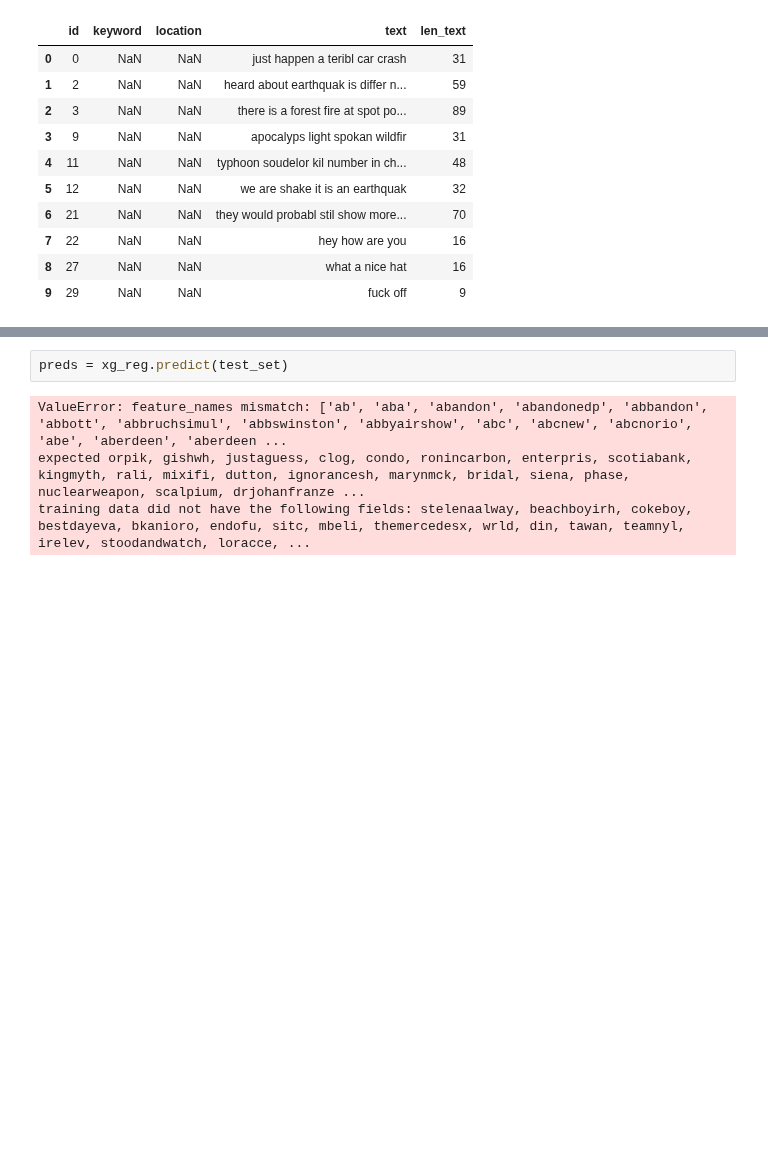
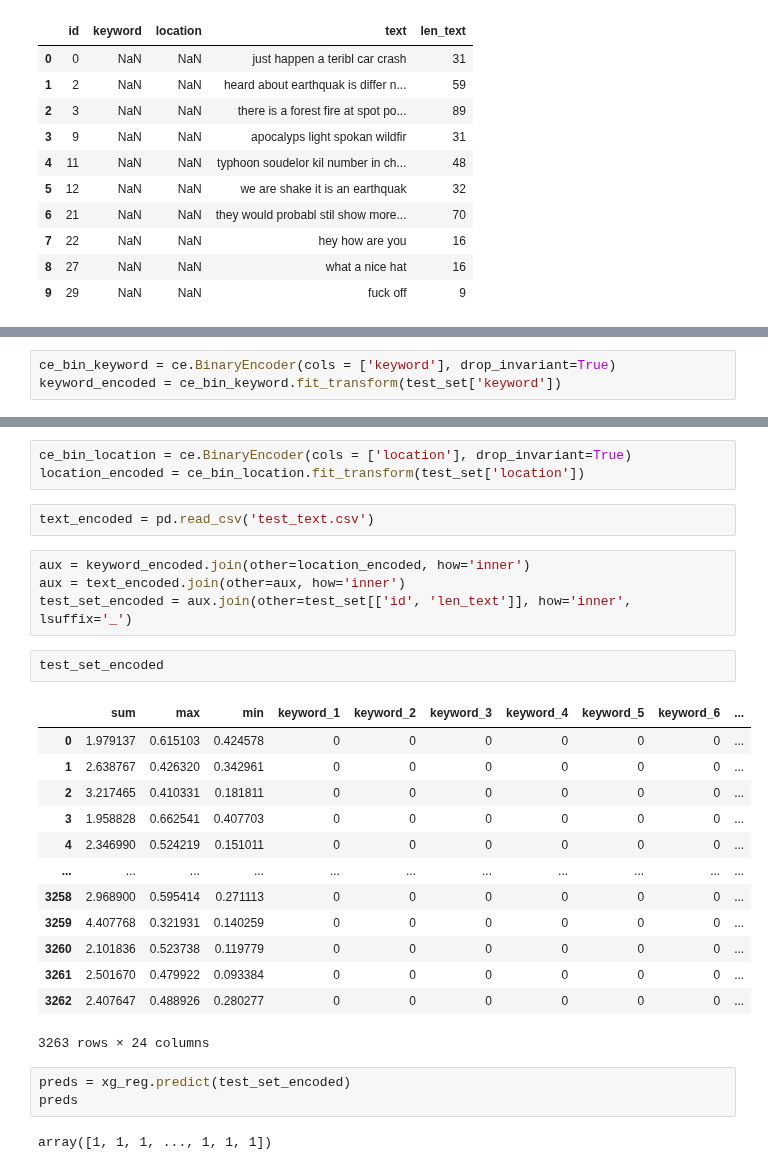
Before and after one commit to pablbob/9558-7506-Data-Hunters, a Jupyter notebook: TP2/xgboost.ipynb, the cells around one changed output, grey strips where cells are left out. Cells and saved outputs as stored; diff of their text form; blank space fills up the shorter version.

```diff
--- a/TP2/xgboost.ipynb
+++ b/TP2/xgboost.ipynb
@@ -214,0 +137,3 @@ test_set.head(10)
+# %%
+ce_bin_keyword = ce.BinaryEncoder(cols = ['keyword'], drop_invariant=True)
+keyword_encoded = ce_bin_keyword.fit_transform(test_set['keyword'])
@@ -215,6 +156,30 @@ test_set.head(10)
+# %%
+ce_bin_location = ce.BinaryEncoder(cols = ['location'], drop_invariant=True)
+location_encoded = ce_bin_location.fit_transform(test_set['location'])
+# %%
+text_encoded = pd.read_csv('test_text.csv')
+# %%
+aux = keyword_encoded.join(other=location_encoded, how='inner')
+aux = text_encoded.join(other=aux, how='inner')
+test_set_encoded = aux.join(other=test_set[['id', 'len_text']], how='inner', lsuffix='_')
+# %%
+test_set_encoded
+# %% [output]
+|  | sum | max | min | keyword_1 | keyword_2 | keyword_3 | keyword_4 | keyword_5 | keyword_6 | ... |
+| 0 | 1.979137 | 0.615103 | 0.424578 | 0 | 0 | 0 | 0 | 0 | 0 | ... |
+| 1 | 2.638767 | 0.426320 | 0.342961 | 0 | 0 | 0 | 0 | 0 | 0 | ... |
+| 2 | 3.217465 | 0.410331 | 0.181811 | 0 | 0 | 0 | 0 | 0 | 0 | ... |
+| 3 | 1.958828 | 0.662541 | 0.407703 | 0 | 0 | 0 | 0 | 0 | 0 | ... |
+| 4 | 2.346990 | 0.524219 | 0.151011 | 0 | 0 | 0 | 0 | 0 | 0 | ... |
+| ... | ... | ... | ... | ... | ... | ... | ... | ... | ... | ... |
+| 3258 | 2.968900 | 0.595414 | 0.271113 | 0 | 0 | 0 | 0 | 0 | 0 | ... |
+| 3259 | 4.407768 | 0.321931 | 0.140259 | 0 | 0 | 0 | 0 | 0 | 0 | ... |
+| 3260 | 2.101836 | 0.523738 | 0.119779 | 0 | 0 | 0 | 0 | 0 | 0 | ... |
+| 3261 | 2.501670 | 0.479922 | 0.093384 | 0 | 0 | 0 | 0 | 0 | 0 | ... |
+| 3262 | 2.407647 | 0.488926 | 0.280277 | 0 | 0 | 0 | 0 | 0 | 0 | ... |
+3263 rows × 24 columns
 # %%
-preds = xg_reg.predict(test_set)
+preds = xg_reg.predict(test_set_encoded)
+preds
 # %% [output]
-ValueError: feature_names mismatch: ['ab', 'aba', 'abandon', 'abandonedp', 'abbandon', 'abbott', 'abbruchsimul', 'abbswinston', 'abbyairshow', 'abc', 'abcnew', 'abcnorio', 'abe', 'aberdeen', 'aberdeen ...
-expected orpik, gishwh, justaguess, clog, condo, ronincarbon, enterpris, scotiabank, kingmyth, rali, mixifi, dutton, ignorancesh, marynmck, bridal, siena, phase, nuclearweapon, scalpium, drjohanfranze ...
-training data did not have the following fields: stelenaalway, beachboyirh, cokeboy, bestdayeva, bkanioro, endofu, sitc, mbeli, themercedesx, wrld, din, tawan, teamnyl, irelev, stoodandwatch, loracce, ...
+array([1, 1, 1, ..., 1, 1, 1])
```
Also changed, not shown: parts of 25 cells of this notebook, 2 other files.
